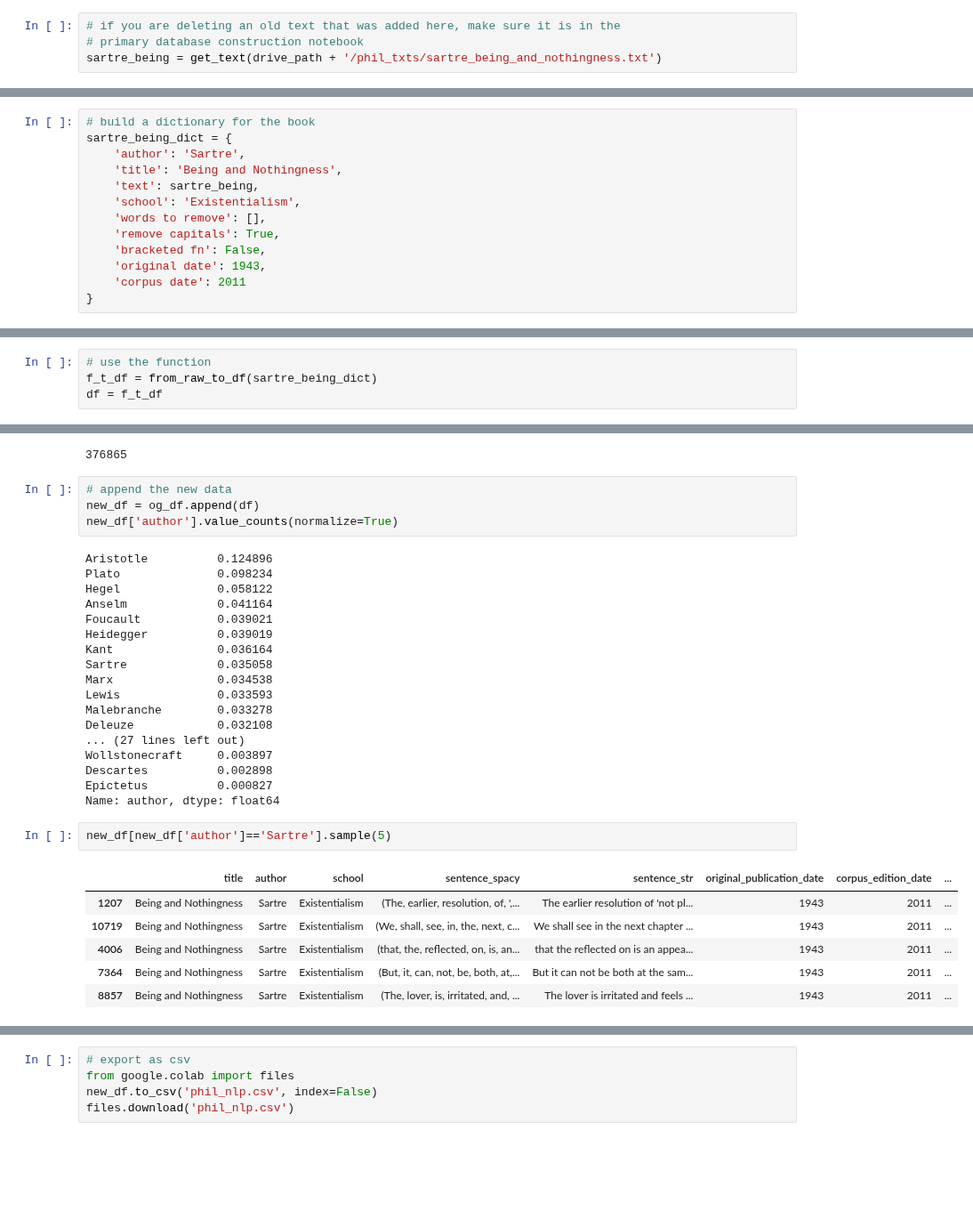
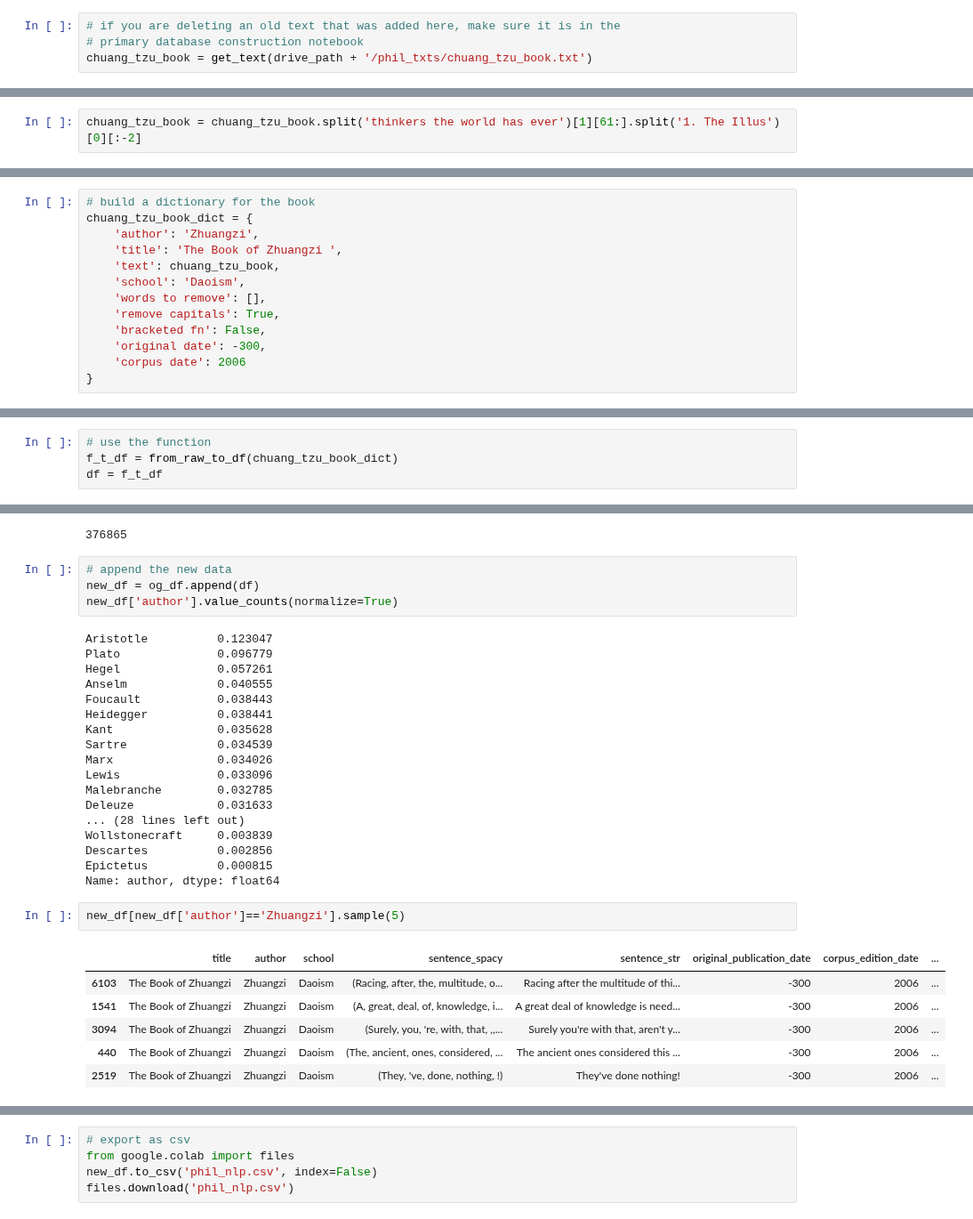
Before and after one commit to kcalizadeh/PDP_data_processing, a Jupyter notebook: new_text_introduction_notebook.ipynb, the cells around one changed output, grey strips where cells are left out. Shown at 89% size. Cells and saved outputs as stored; diff of their text form; blank space fills up the shorter version.

Commit message:
added Zhuangzi

```diff
--- a/new_text_introduction_notebook.ipynb
+++ b/new_text_introduction_notebook.ipynb
@@ -30,4 +30,4 @@ You can now load the model via spacy.load('en_core_web_lg')
 # %%
 # if you are deleting an old text that was added here, make sure it is in the
 # primary database construction notebook
-sartre_being = get_text(drive_path + '/phil_txts/sartre_being_and_nothingness.txt')
+chuang_tzu_book = get_text(drive_path + '/phil_txts/chuang_tzu_book.txt')
@@ -36 +34,3 @@ sartre_being = sartre_being.split('MODERN')[1].split('1Paul')[0]
+# %%
+chuang_tzu_book = chuang_tzu_book.split('thinkers the world has ever')[1][61:].split('1. The Illus')[0][:-2]
 # %%
@@ -143,16 +143,16 @@ def baseline_clean(to_correct,
 # note extras like bracketed footnotes or specific words to remove
 # %%
 # build a dictionary for the book
-sartre_being_dict = {
-    'author': 'Sartre',
-    'title': 'Being and Nothingness',
-    'text': sartre_being,
-    'school': 'Existentialism',
+chuang_tzu_book_dict = {
+    'author': 'Zhuangzi',
+    'title': 'The Book of Zhuangzi ',
+    'text': chuang_tzu_book,
+    'school': 'Daoism',
     'words to remove': [],
     'remove capitals': True,
     'bracketed fn': False,
-    'original date': 1943,
-    'corpus date': 2011
+    'original date': -300,
+    'corpus date': 2006
 }
 # %%
 #@title Oddities Dictionary for Cleaning
@@ -325,7 +325,7 @@ def from_raw_to_df(text_dict):
   return text_df
 # %%
 # use the function
-f_t_df = from_raw_to_df(sartre_being_dict)
+f_t_df = from_raw_to_df(chuang_tzu_book_dict)
 df = f_t_df
 # %%
 # checking the result
@@ -545,32 +545,32 @@ len(og_df)
 new_df = og_df.append(df)
 new_df['author'].value_counts(normalize=True)
 # %% [output]
-Aristotle          0.124896
-Plato              0.098234
-Hegel              0.058122
-Anselm             0.041164
-Foucault           0.039021
-Heidegger          0.039019
-Kant               0.036164
-Sartre             0.035058
-Marx               0.034538
-Lewis              0.033593
-Malebranche        0.033278
-Deleuze            0.032108
-... (27 lines left out)
-Wollstonecraft     0.003897
-Descartes          0.002898
-Epictetus          0.000827
+Aristotle          0.123047
+Plato              0.096779
+Hegel              0.057261
+Anselm             0.040555
+Foucault           0.038443
+Heidegger          0.038441
+Kant               0.035628
+Sartre             0.034539
+Marx               0.034026
+Lewis              0.033096
+Malebranche        0.032785
+Deleuze            0.031633
+... (28 lines left out)
+Wollstonecraft     0.003839
+Descartes          0.002856
+Epictetus          0.000815
 Name: author, dtype: float64
 # %%
-new_df[new_df['author']=='Sartre'].sample(5)
+new_df[new_df['author']=='Zhuangzi'].sample(5)
 # %% [output]
 |  | title | author | school | sentence_spacy | sentence_str | original_publication_date | corpus_edition_date | ... |
-| 1207 | Being and Nothingness | Sartre | Existentialism | (The, earlier, resolution, of, ',... | The earlier resolution of 'not pl... | 1943 | 2011 | ... |
-| 10719 | Being and Nothingness | Sartre | Existentialism | (We, shall, see, in, the, next, c... | We shall see in the next chapter ... | 1943 | 2011 | ... |
-| 4006 | Being and Nothingness | Sartre | Existentialism | (that, the, reflected, on, is, an... | that the reflected on is an appea... | 1943 | 2011 | ... |
-| 7364 | Being and Nothingness | Sartre | Existentialism | (But, it, can, not, be, both, at,... | But it can not be both at the sam... | 1943 | 2011 | ... |
-| 8857 | Being and Nothingness | Sartre | Existentialism | (The, lover, is, irritated, and, ... | The lover is irritated and feels ... | 1943 | 2011 | ... |
+| 6103 | The Book of Zhuangzi | Zhuangzi | Daoism | (Racing, after, the, multitude, o... | Racing after the multitude of thi... | -300 | 2006 | ... |
+| 1541 | The Book of Zhuangzi | Zhuangzi | Daoism | (A, great, deal, of, knowledge, i... | A great deal of knowledge is need... | -300 | 2006 | ... |
+| 3094 | The Book of Zhuangzi | Zhuangzi | Daoism | (Surely, you, 're, with, that, ,,... | Surely you're with that, aren't y... | -300 | 2006 | ... |
+| 440 | The Book of Zhuangzi | Zhuangzi | Daoism | (The, ancient, ones, considered, ... | The ancient ones considered this ... | -300 | 2006 | ... |
+| 2519 | The Book of Zhuangzi | Zhuangzi | Daoism | (They, 've, done, nothing, !) | They've done nothing! | -300 | 2006 | ... |
 # %%
 len(new_df)
 # %% [output]
```
Also changed, not shown: parts of 24 cells of this notebook.
